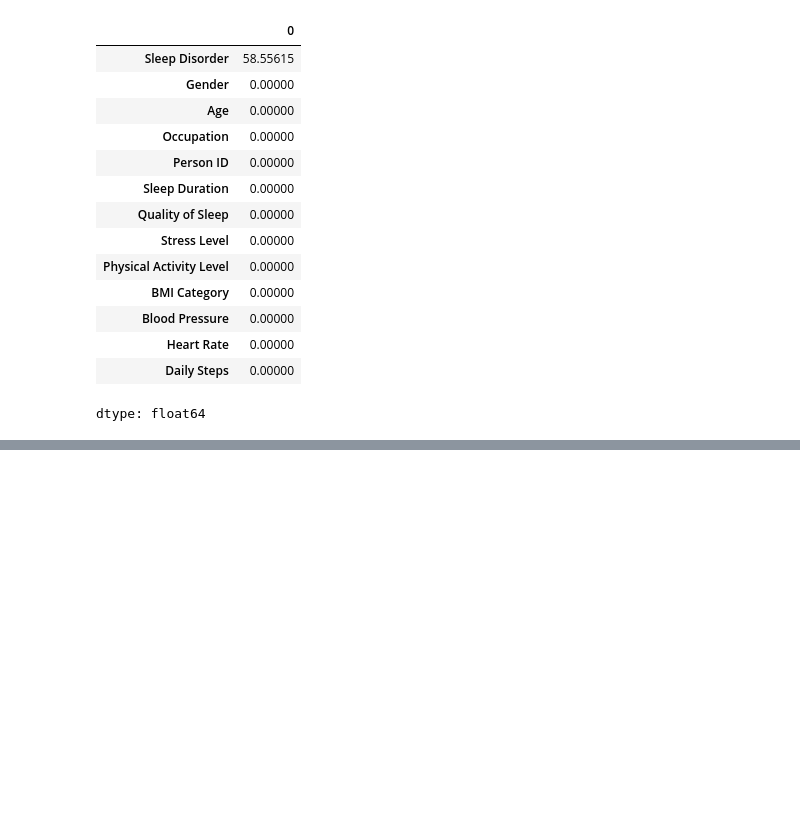
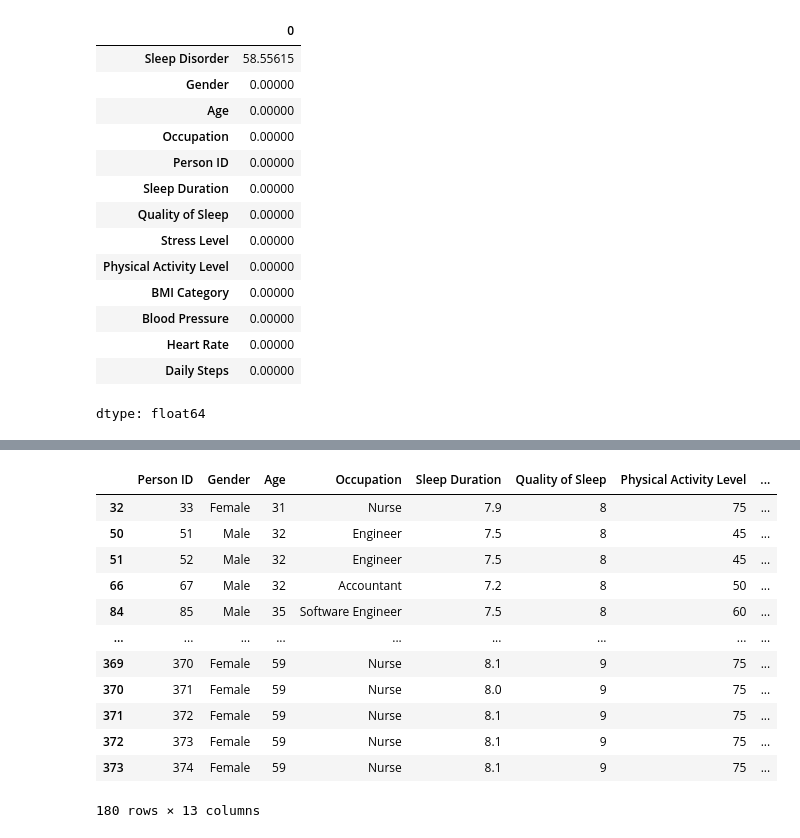
Before and after one commit to enzobanin/AnaliseDeDados, a Jupyter notebook: sonoEstiloDeVida.ipynb, the cells around one changed output, grey strips where cells are left out. Cells and saved outputs as stored; diff of their text form; code cells hidden in the pictures; blank space fills up the shorter version.

```diff
--- a/sonoEstiloDeVida.ipynb
+++ b/sonoEstiloDeVida.ipynb
@@ -107,0 +132,17 @@ dtype: float64
+# %%
+condicao = df[df['Quality of Sleep'] > 7]
+condicao
+# %% [output]
+|  | Person ID | Gender | Age | Occupation | Sleep Duration | Quality of Sleep | Physical Activity Level | ... |
+| 32 | 33 | Female | 31 | Nurse | 7.9 | 8 | 75 | ... |
+| 50 | 51 | Male | 32 | Engineer | 7.5 | 8 | 45 | ... |
+| 51 | 52 | Male | 32 | Engineer | 7.5 | 8 | 45 | ... |
+| 66 | 67 | Male | 32 | Accountant | 7.2 | 8 | 50 | ... |
+| 84 | 85 | Male | 35 | Software Engineer | 7.5 | 8 | 60 | ... |
+| ... | ... | ... | ... | ... | ... | ... | ... | ... |
+| 369 | 370 | Female | 59 | Nurse | 8.1 | 9 | 75 | ... |
+| 370 | 371 | Female | 59 | Nurse | 8.0 | 9 | 75 | ... |
+| 371 | 372 | Female | 59 | Nurse | 8.1 | 9 | 75 | ... |
+| 372 | 373 | Female | 59 | Nurse | 8.1 | 9 | 75 | ... |
+| 373 | 374 | Female | 59 | Nurse | 8.1 | 9 | 75 | ... |
+180 rows × 13 columns
```
Also changed, not shown: parts of 8 cells of this notebook.
